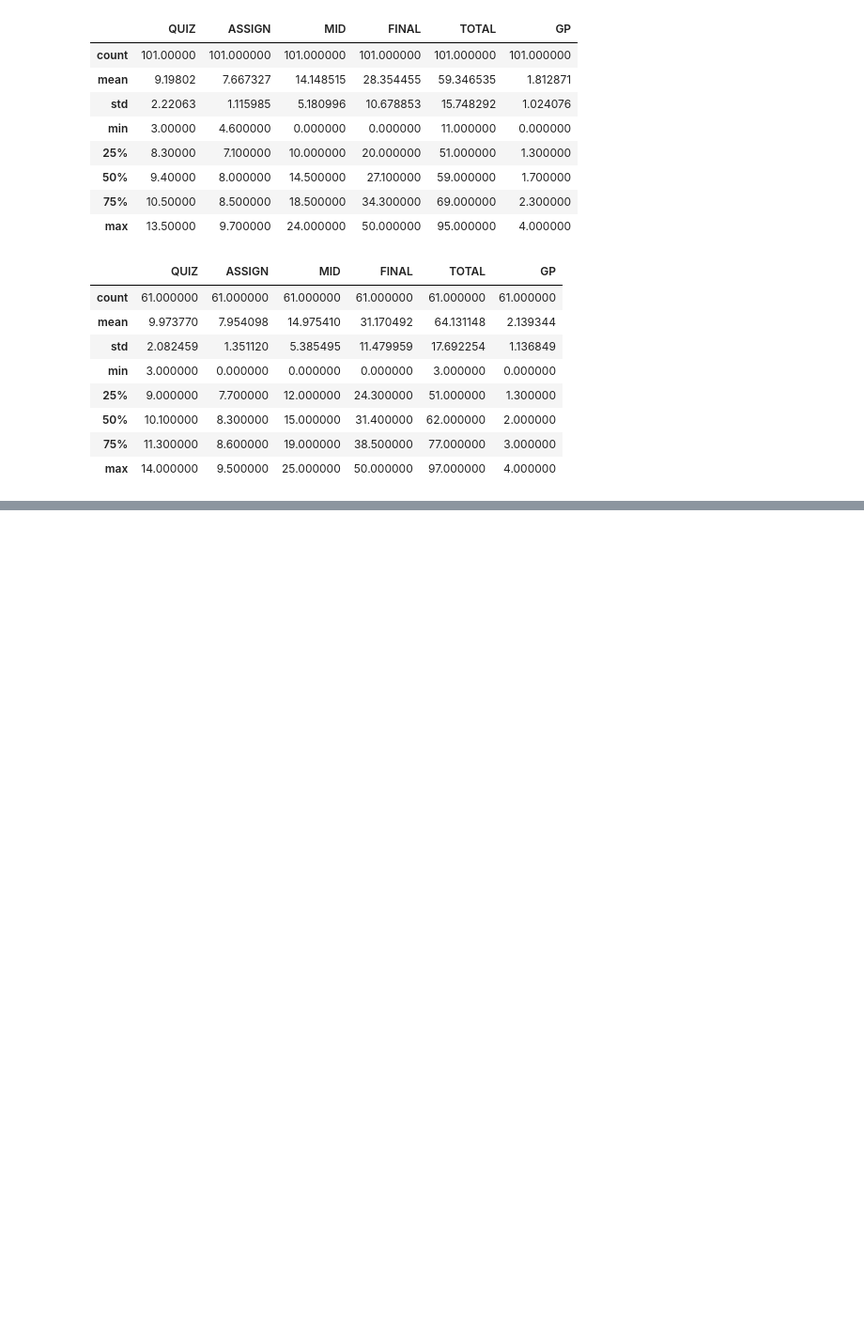
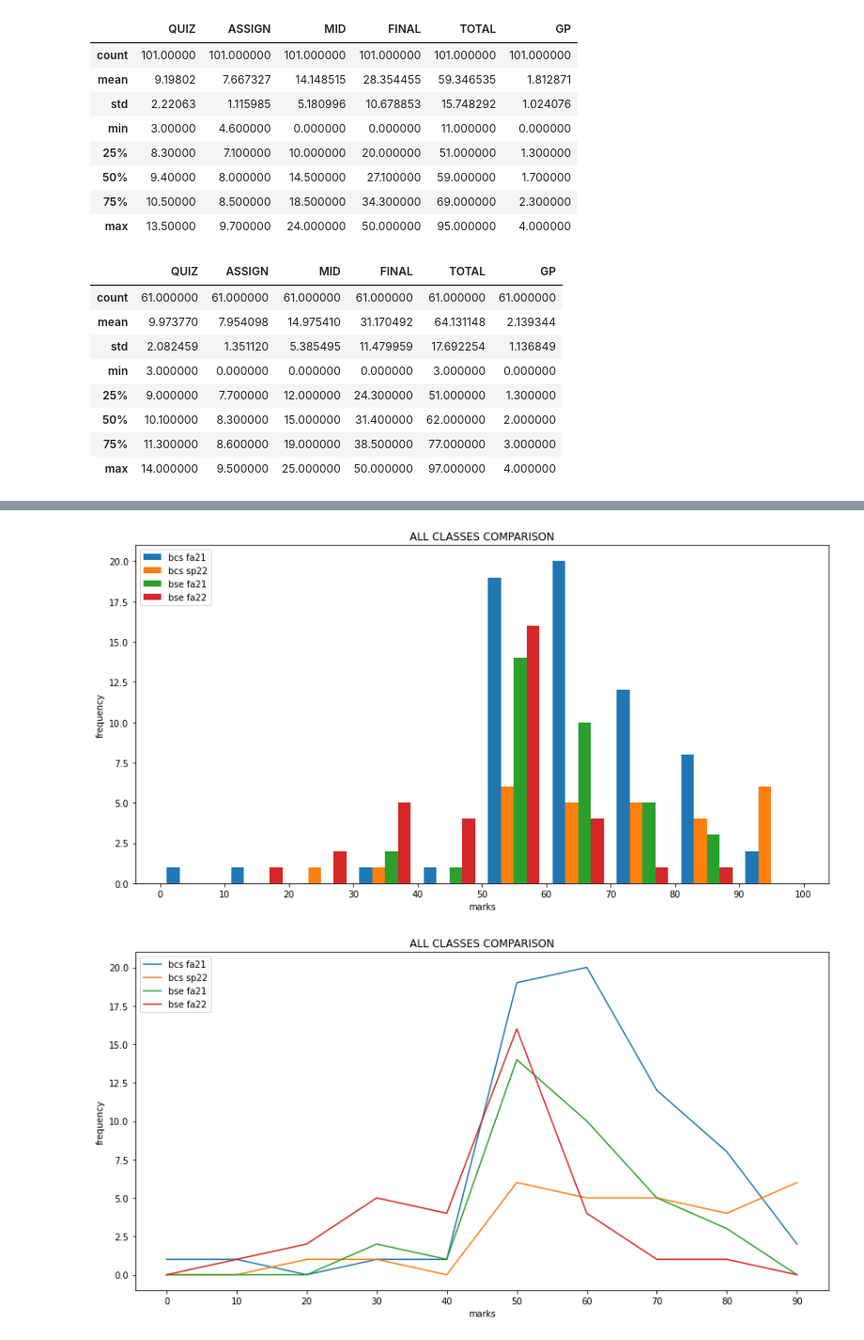
Before and after one commit to muneebahmedayub/sprob-assignment, a Jupyter notebook: assignment_2.ipynb, the cells around one changed output, grey strips where cells are left out. Shown at 94% size. Saved outputs shown, nothing was run; the diff lists cells and outputs as text; code cells hidden in the pictures; blank space fills up the shorter version.

```diff
--- a/assignment_2.ipynb
+++ b/assignment_2.ipynb
@@ -214,0 +237,25 @@ display(all_classes_female.describe())
+# %%
+
+plt.figure(figsize=(14, 7))
+counts, bins, bars = plt.hist([bcs_fa21["TOTAL"], bcs_sp22["TOTAL"], bse_fa21["TOTAL"], bse_fa22["TOTAL"]], bins=bins, label=['bcs fa21', 'bcs sp22', 'bse fa21', 'bse fa22'])
+plt.legend(loc="upper left")
+plt.xlabel('marks')
+plt.ylabel('frequency')
+plt.title('ALL CLASSES COMPARISON')
+plt.xticks(bins)
+plt.show()
+
+plt.figure(figsize=(14, 7))
+plt.plot(bins[:-1], counts[0], label="bcs fa21")
+plt.plot(bins[:-1], counts[1], label='bcs sp22')
+plt.plot(bins[:-1], counts[2], label='bse fa21')
+plt.plot(bins[:-1], counts[3], label='bse fa22')
+plt.legend(loc="upper left")
+plt.xlabel('marks')
+plt.ylabel('frequency')
+plt.title('ALL CLASSES COMPARISON')
+plt.xticks(bins[:-1])
+plt.show()
+# %% [output]
+[figure, added]
+[figure, added]
```
Also changed, not shown: parts of 3 cells of this notebook.
